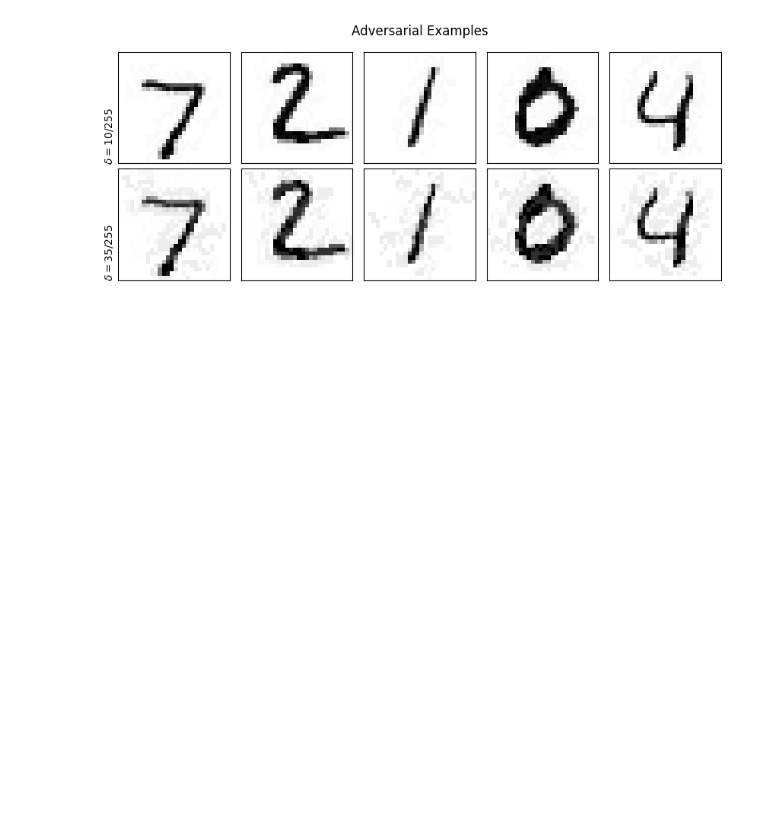
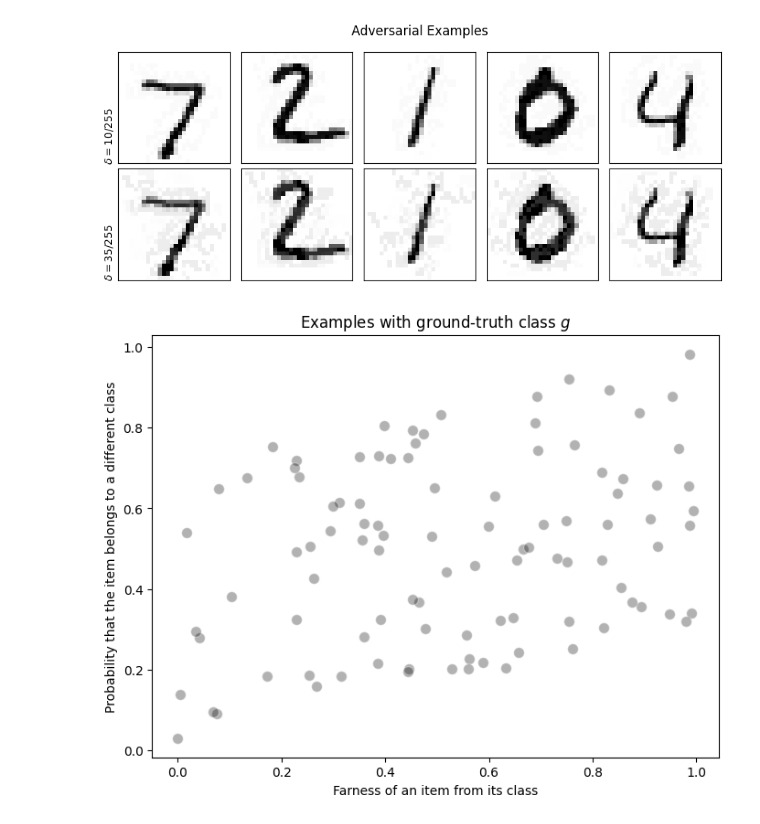
Before and after one commit to nurakawa/localized-classmap, a Jupyter notebook: feature-adversaries.ipynb, the cells around one changed output. Drawn from its saved outputs; the diff is of its cells as text; code cells hidden in the pictures; blank space fills up the shorter version.

```diff
--- a/feature-adversaries.ipynb
+++ b/feature-adversaries.ipynb
@@ -206,3 +206,22 @@ fig.suptitle('Adversarial Examples', y=1.12)
 plt.show()
 # %% [output]
 [figure]
+# %%
+import numpy as np
+import matplotlib.pyplot as plt
+
+# Generate random data with a weak positive correlation
+x = np.random.rand(100)
+y = 0.3 * x + 0.7 * np.random.rand(100)  # Weak correlation between x and y
+
+# Create a scatter plot
+plt.figure(figsize=(8, 6))
+plt.scatter(x, y, c='black', alpha=0.3, edgecolors='w', s=70)
+plt.title('Examples with ground-truth class $g$')
+plt.xlabel('Farness of an item from its class')
+plt.ylabel('Probability that the item belongs to a different class')
+plt.grid(False)
+plt.xticks=[]
+plt.show()
+# %% [output]
+[figure, added]
```
Also changed, not shown: parts of 1 cell of this notebook.
